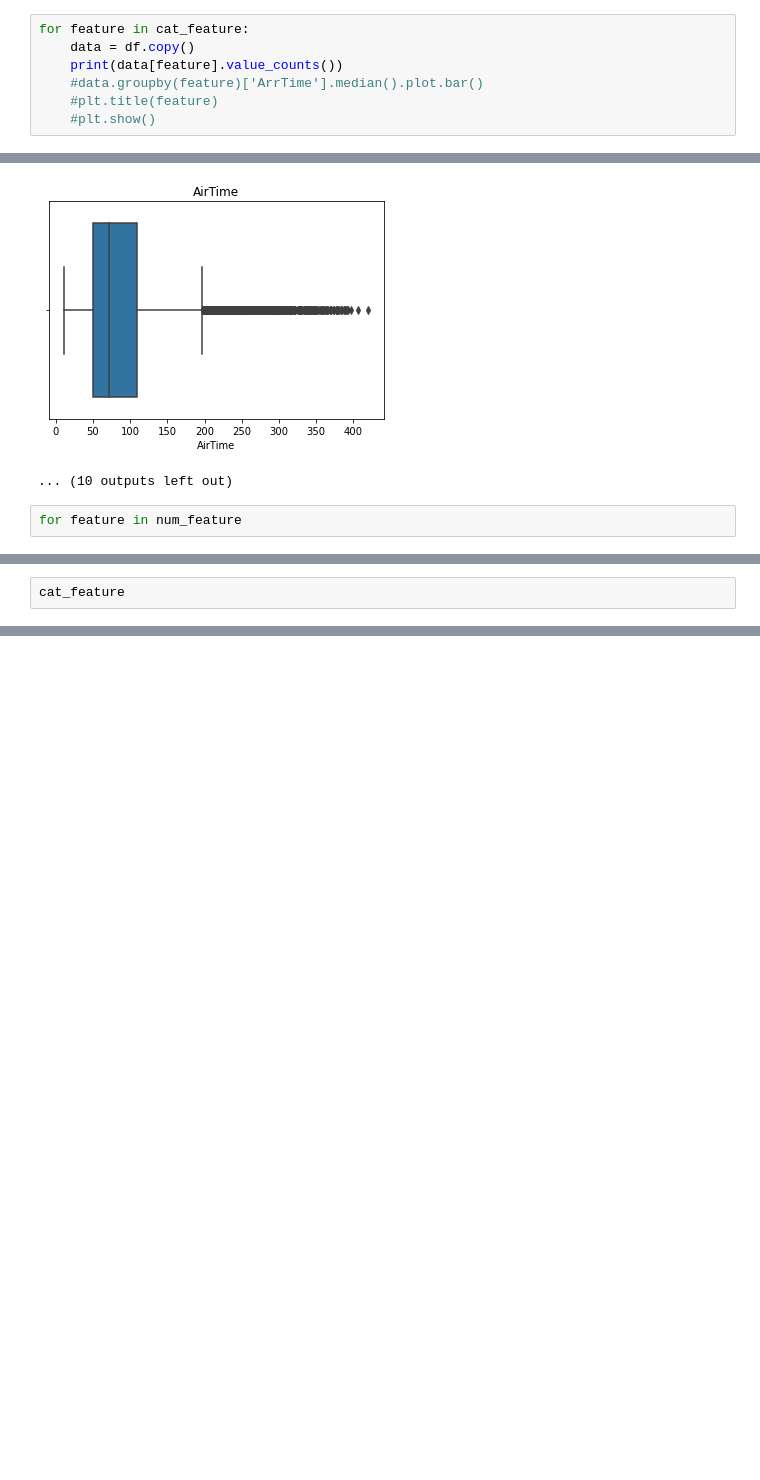
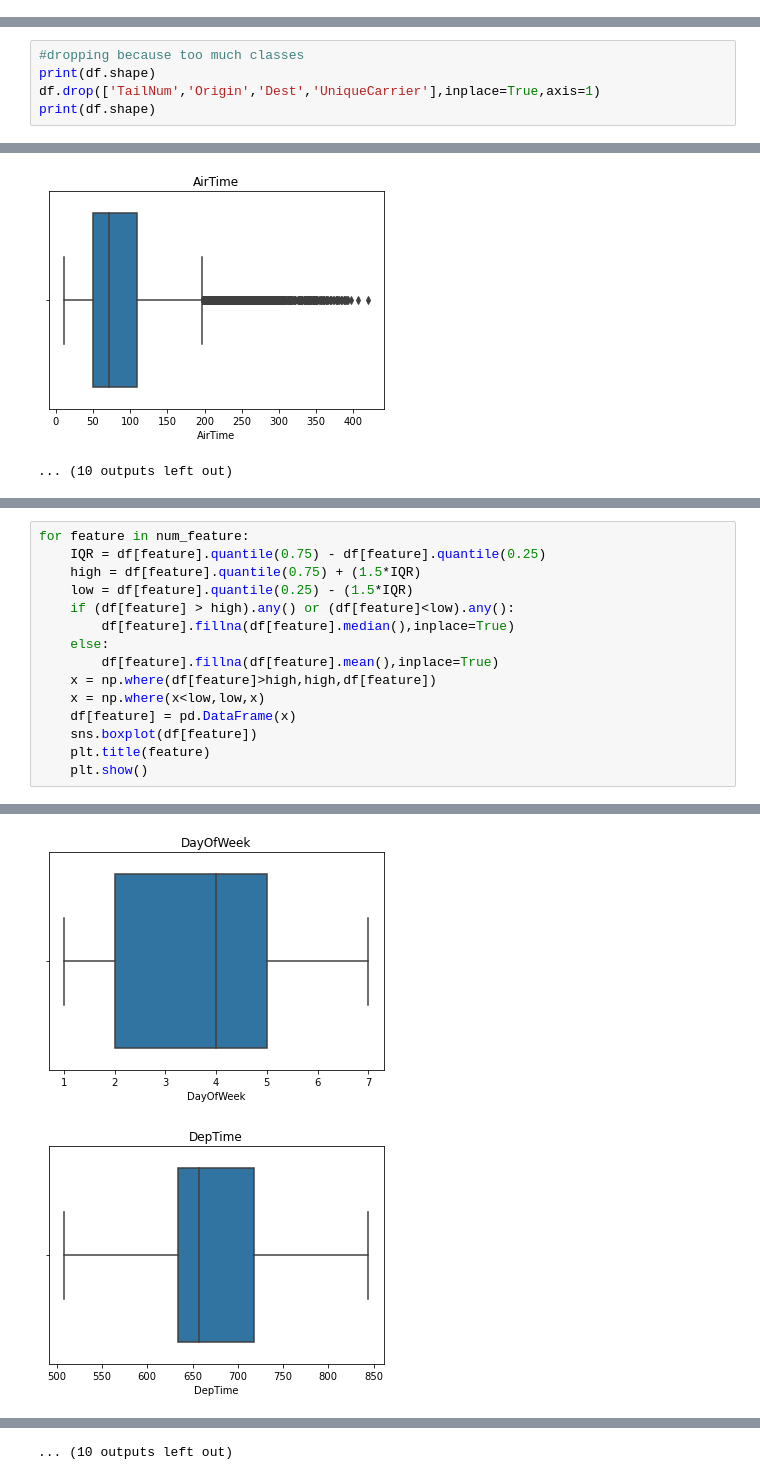
Before and after one commit to deepakjeff2/data-cleaning, a Jupyter notebook: airline_EDA.ipynb, the cells around one changed output, grey strips where cells are left out. Cells and saved outputs as stored; diff of their text form; blank space fills up the shorter version.

```diff
--- a/airline_EDA.ipynb
+++ b/airline_EDA.ipynb
@@ -127,10 +127,3 @@ for feature in cat_feature:
         print('number of missing values in {} is {}'.format(feature,df[feature].isnull().sum()))
 # %% [output]
 number of missing values in TailNum is 0
-# %%
-for feature in cat_feature:
-    data = df.copy()
-    print(data[feature].value_counts())
-    #data.groupby(feature)['ArrTime'].median().plot.bar()
-    #plt.title(feature)
-    #plt.show()
@@ -154,0 +130,5 @@ Name: Dest, Length: 274, dtype: int64
+# %%
+#dropping because too much classes
+print(df.shape)
+df.drop(['TailNum','Origin','Dest','UniqueCarrier'],inplace=True,axis=1)
+print(df.shape)
@@ -171,5 +154,3 @@ for feature in num_feature:
 [figure]
 [figure]
 ... (10 outputs left out)
-# %%
-for feature in num_feature
@@ -178,2 +157,16 @@ SyntaxError: invalid syntax (<ipython-input-13-af32c71227ce>, line 1)
-# %%
-cat_feature
+# %%
+for feature in num_feature:
+    IQR = df[feature].quantile(0.75) - df[feature].quantile(0.25)
+    high = df[feature].quantile(0.75) + (1.5*IQR)
+    low = df[feature].quantile(0.25) - (1.5*IQR)
+    if (df[feature] > high).any() or (df[feature]<low).any():
+        df[feature].fillna(df[feature].median(),inplace=True)
+    else:
+        df[feature].fillna(df[feature].mean(),inplace=True)
+    x = np.where(df[feature]>high,high,df[feature])
+    x = np.where(x<low,low,x)
+    df[feature] = pd.DataFrame(x)
+    sns.boxplot(df[feature])
+    plt.title(feature)
+    plt.show()
+# %% [output]
@@ -179,0 +176,2 @@ cat_feature
+[figure, added]
+[figure, added]
@@ -179,0 +185 @@ cat_feature
+... (10 outputs left out)
```
Also changed, not shown: parts of 7 cells of this notebook.
